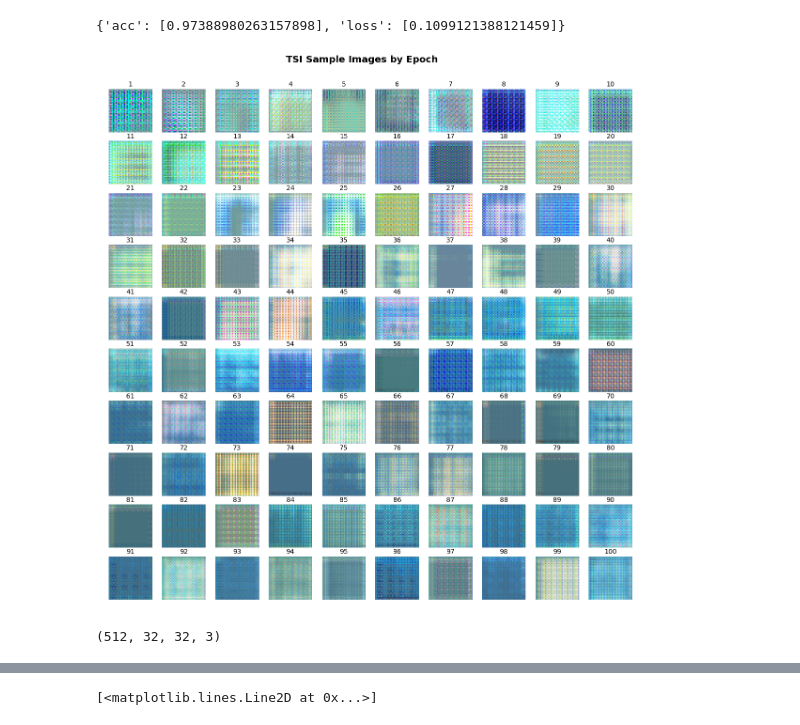
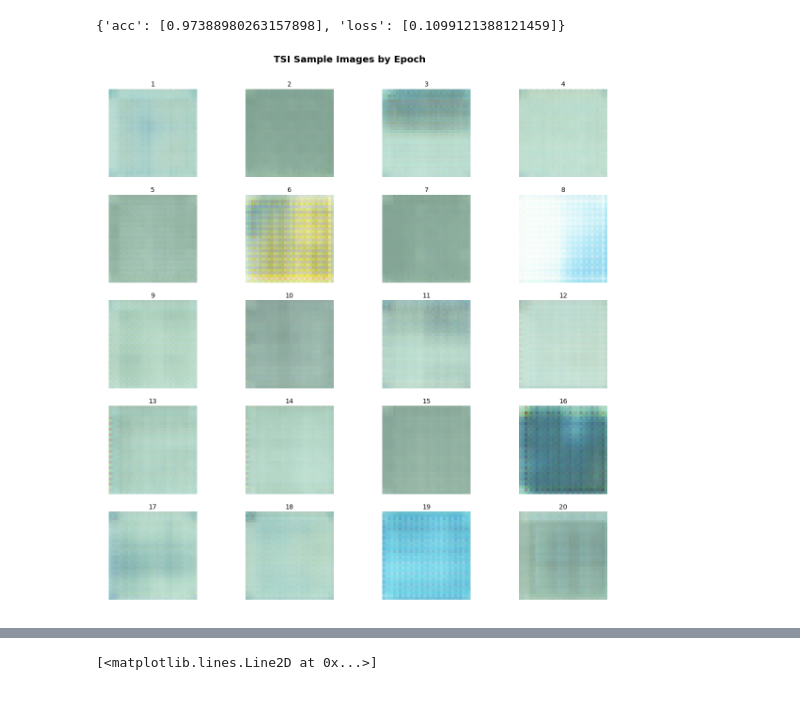
Before and after one commit to djgagne/deepsky, a Jupyter notebook: notebooks/TSI GAN.ipynb, the cells around one changed output, grey strips where cells are left out. Drawn from its saved outputs; the diff is of its cells as text; code cells hidden in the pictures.

```diff
--- a/notebooks/TSI GAN.ipynb
+++ b/notebooks/TSI GAN.ipynb
@@ -185,7 +198,7 @@ def generator_containing_discriminator(generator, discriminator):
         model.add(layer)
     return model
 # %%
-train_data = tsi_patch[:32768]
+train_data = tsi_patch[:29312]
 # %%
 train_data_scaled = 2 * ((train_data - train_data.min()) / (train_data.max() - train_data.min())) - 1
 # %%
@@ -195,3 +206,5 @@ train_data_small = train_data_small.values
+# %%
+train_data_small = train_data_scaled
 # %%
 np.arange(b_size, t_size + b_size, b_size)
 # %% [output]
@@ -212,9 +225,9 @@ array([  256,   512,   768,  1024,  1280,  1536,  1792,  2048,  2304,
        32512, 32768])
 # %%
 disc = discriminator_model_small()
-disc.compile(loss='binary_crossentropy', optimizer="adam", metrics=["accuracy"])
+disc.compile(loss='binary_crossentropy', optimizer=opt, metrics=["accuracy"])
 gen = generator_model_small(b_size)
-gen.compile(loss="binary_crossentropy", optimizer="adam")
+gen.compile(loss="binary_crossentropy", optimizer=opt)
 print(gen.summary())
 print(disc.summary())
 disc_on_gen = generator_containing_discriminator(gen, disc)
@@ -243,16 +256,9 @@ for ep in range(0, n_epochs):
         gen_noise = np.random.uniform(-1, 1, size=(b_size, 100))
         combo_data_batch[:b_size] = train_data_small[train_order[b_index-b_size:b_index]]
         combo_data_batch[b_size:] = gen.predict(noise[b_index-b_size:b_index], batch_size=b_size)
-        #for layer in disc.layers:
-        #    layer.trainable = True
-        #disc.compile(loss='binary_crossentropy', optimizer="adam", metrics=["accuracy"])
         d_loss[ep, :] += disc.train_on_batch(combo_data_batch, batch_labels)
-        #for layer in disc.layers:
-        #    layer.trainable = False
-        #disc_on_gen.compile(loss="binary_crossentropy",
-        #                   optimizer="adam",
-        #                   metrics=["accuracy"])
-        g_loss[ep, :] += disc_on_gen.train_on_batch(gen_noise, np.ones(b_size))
+        if ep > 0:
+            g_loss[ep, :] += disc_on_gen.train_on_batch(gen_noise, np.ones(b_size))
     sample_images[ep] = combo_data_batch[b_size + 2]
     d_loss[ep, :] /= t_size / b_size
     g_loss[ep, :] /=  t_size / b_size
@@ -261,0 +286,20 @@ for ep in range(0, n_epochs):
+# %%
+for ep in range(0, n_epochs):
+    print("Epoch {0}/{1}".format(ep + 1, n_epochs))
+    print(disc.layers[-2].get_weights()[0][0,0], gen.layers[0].get_weights()[0][0, 0])
+    noise = np.random.uniform(-1, 1, size=(t_size, 100))
+    np.random.shuffle(train_order)
+    for b, b_index in enumerate(np.arange(b_size, t_size + b_size, b_size)):
+        #print(b_index,)
+        gen_noise = np.random.uniform(-1, 1, size=(b_size, 100))
+        combo_data_batch[:b_size] = train_data_small[train_order[b_index-b_size:b_index]]
+        combo_data_batch[b_size:] = gen.predict(noise[b_index-b_size:b_index], batch_size=b_size)
+        d_loss[ep, :] += disc.train_on_batch(combo_data_batch, batch_labels)
+        if b % 3 == 0:
+            g_loss[ep, :] += disc_on_gen.train_on_batch(gen_noise, np.ones(b_size))
+    sample_images[ep] = combo_data_batch[b_size + 2]
+    d_loss[ep, :] /= t_size / b_size
+    g_loss[ep, :] /=  t_size / b_size
+    print(d_loss[ep, :])
+    print(g_loss[ep, :])
+    print(disc.layers[-2].get_weights()[0][0,0], gen.layers[0].get_weights()[0][0, 0])
@@ -269,16 +331,12 @@ d_loss.history
 # %% [output]
 {'acc': [0.97388980263157898], 'loss': [0.1099121388121459]}
 # %%
-fig, axes = plt.subplots(10, 10, figsize=(20, 20))
+fig, axes = plt.subplots(5, 4, figsize=(20, 20))
 for a, ax in enumerate(axes.ravel()):
     ax.imshow(((sample_images[a] + 1) / 2 * 255).astype("uint8") )
     ax.axis("off")
     ax.set_title("{0:d}".format(a + 1), fontsize=14)
 fig.suptitle("TSI Sample Images by Epoch", fontsize=20, fontweight="bold", y=0.93)
 plt.savefig("cloud_series_2.png", dpi=300, bbox_inches="tight")
 # %% [output]
-[figure, old version]
+[figure, new version]
-# %%
-combo_data_batch.shape
-# %% [output]
-(512, 32, 32, 3)
```
Also changed, not shown: parts of 27 cells of this notebook.
